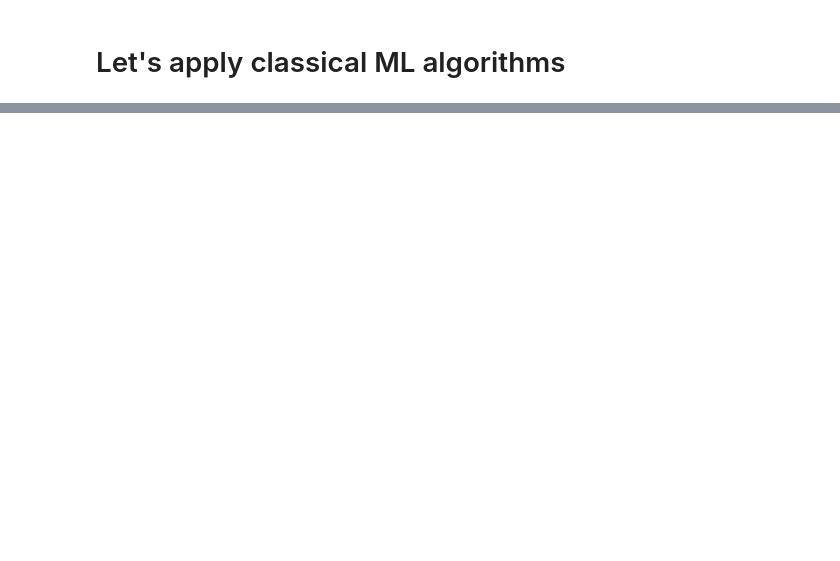
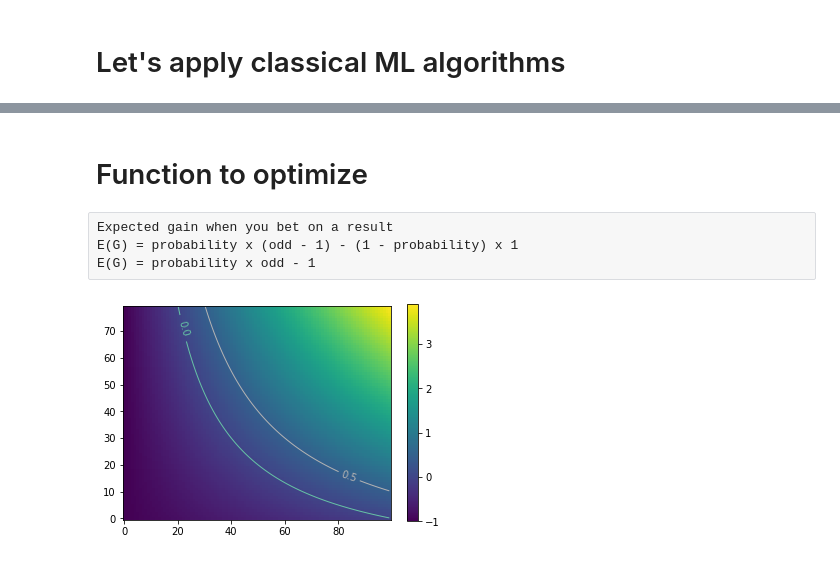
Before and after one commit to TheoGreg/BettingAI, a Jupyter notebook: Football/Premier_League_Analysis.ipynb, the cells around one changed output, grey strips where cells are left out. Drawn from its saved outputs; the diff is of its cells as text; code cells hidden in the pictures; blank space fills up the shorter version.

```diff
--- a/Football/Premier_League_Analysis.ipynb
+++ b/Football/Premier_League_Analysis.ipynb
@@ -367,0 +441,30 @@ Accuracy (test) for L2 logistic (Multinomial): 55.5%
+# %% [markdown]
+# Function to optimize
+# %% [raw]
+Expected gain when you bet on a result
+E(G) = probability x (odd - 1) - (1 - probability) x 1
+E(G) = probability x odd - 1
+# %%
+from numpy import arange
+from pylab import meshgrid,cm,imshow,contour,clabel,colorbar,axis,title,show
+
+# the function that I'm going to plot
+def z_func(x,y):
+    return (x*y - 1)
+
+prob = arange(0.0,1.0,0.01)
+odd = arange(1.0,5.0,0.05)
+X,Y = meshgrid(prob, odd) # grid of point
+Z = z_func(X, Y) # evaluation of the function on the grid
+
+im = imshow(Z,origin = 'lower') # drawing the function
+
+# adding the Contour lines with labels
+cset = contour(Z,[0.0, 0.5],linewidths=1,cmap=cm.Set2)
+clabel(cset,inline=True,fmt='%1.1f',fontsize=10)
+
+colorbar(im) # adding the colobar on the right
+
+show()
+# %% [output]
+[figure, added]
```
Also changed, not shown: parts of 33 cells of this notebook.
